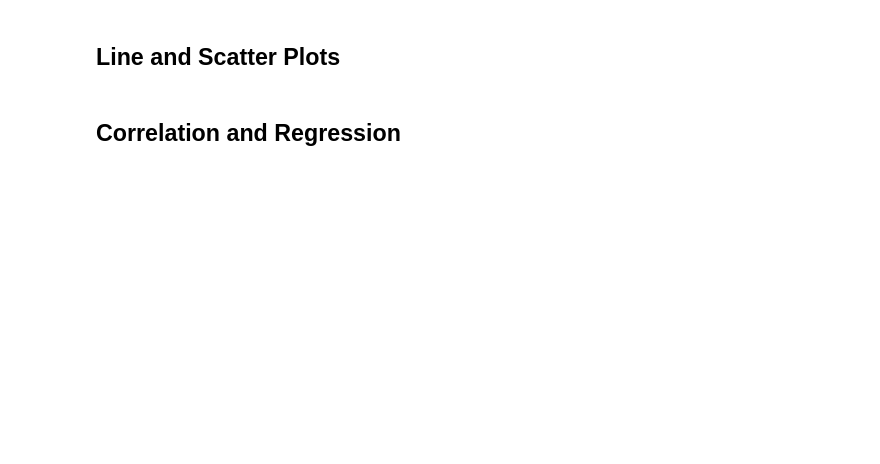
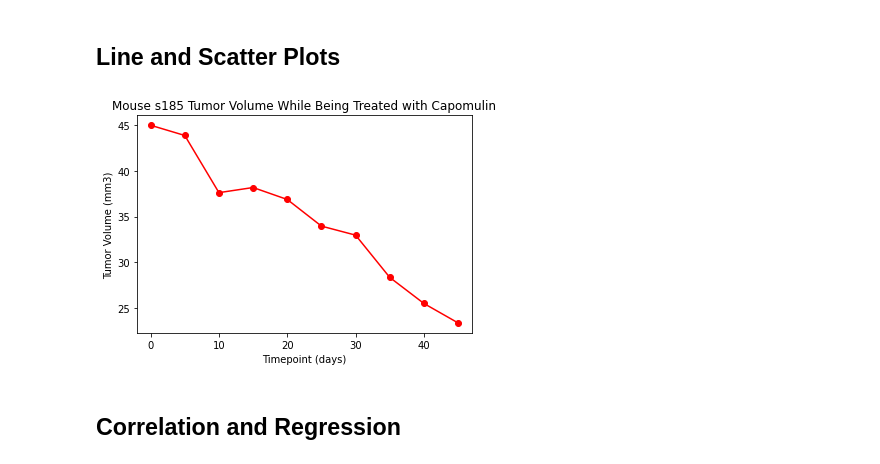
Before and after one commit to potterc22/MatPlotLib-Challenge, a Jupyter notebook: pymaceuticals_starter.ipynb, the cells around one changed output. Drawn from its saved outputs; the diff is of its cells as text; code cells hidden in the pictures; blank space fills up the shorter version.

Commit message:
Added Line Graph

```diff
--- a/pymaceuticals_starter.ipynb
+++ b/pymaceuticals_starter.ipynb
@@ -226,3 +241,15 @@ plt.axis('equal')
+# %%
+# Generate a line plot of time point versus tumor volume for a mouse treated with Capomulin
+single_mouse = clean_df.loc[clean_df['Mouse ID'] == 's185']
+single_mouse
+plt.plot(single_mouse['Timepoint'], single_mouse['Tumor Volume (mm3)'], color= 'red', marker='o')
+plt.title('Mouse s185 Tumor Volume While Being Treated with Capomulin')
+plt.xlabel('Timepoint (days)')
+plt.ylabel('Tumor Volume (mm3)')
+plt.xlim(-2,47)
+plt.show()
+# %% [output]
+[figure, added]
 # %%
 # Generate a scatter plot of mouse weight versus average tumor volume for the Capomulin regimen
 # %% [markdown]
```
Also changed, not shown: parts of 3 cells of this notebook.
